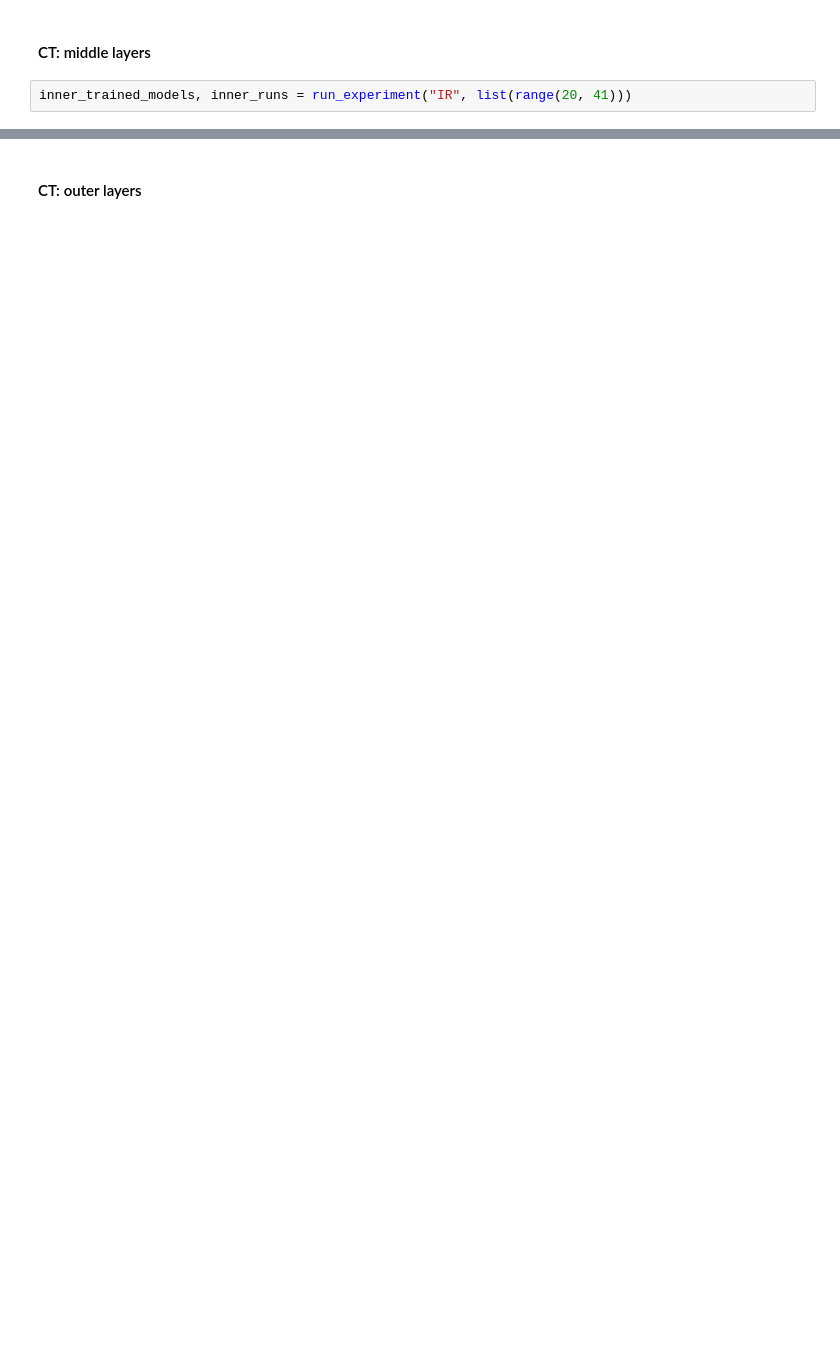
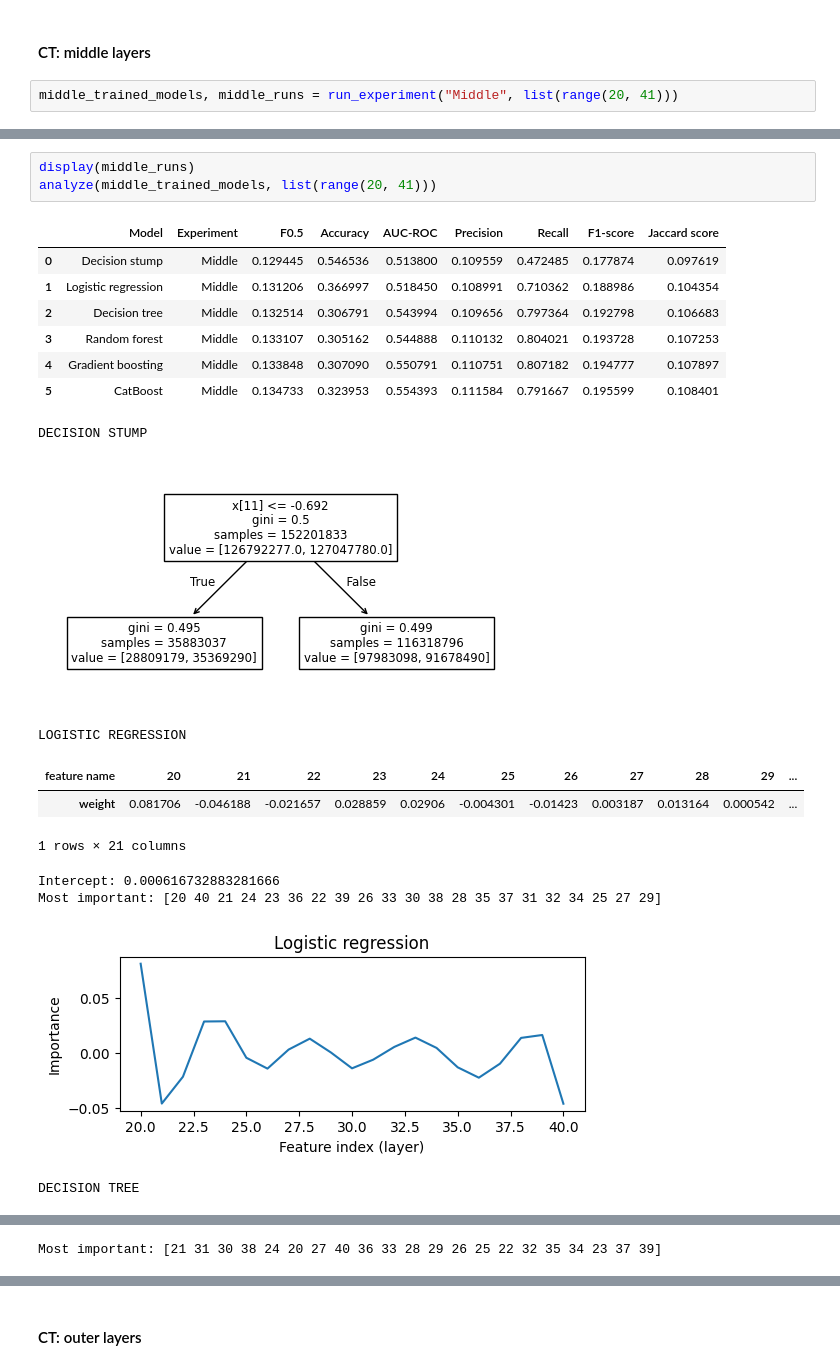
Before and after one commit to TTPO100AJIEX/MLDM-Project, a Jupyter notebook: 02_BaselinePerPixel.ipynb, the cells around one changed output, grey strips where cells are left out. Cells and saved outputs as stored; diff of their text form; blank space fills up the shorter version.

```diff
--- a/02_BaselinePerPixel.ipynb
+++ b/02_BaselinePerPixel.ipynb
@@ -292,4 +415,4 @@ inner_trained_models, inner_runs = run_experiment("IR", list(range(0, 16)))
 # %% [markdown]
 #### CT: middle layers
 # %%
-inner_trained_models, inner_runs = run_experiment("IR", list(range(20, 41)))
+middle_trained_models, middle_runs = run_experiment("Middle", list(range(20, 41)))
@@ -295,0 +426,21 @@ inner_trained_models, inner_runs = run_experiment("IR", list(range(20, 41)))
+# %%
+display(middle_runs)
+analyze(middle_trained_models, list(range(20, 41)))
+# %% [output]
+|  | Model | Experiment | F0.5 | Accuracy | AUC-ROC | Precision | Recall | F1-score | Jaccard score |
+| 0 | Decision stump | Middle | 0.129445 | 0.546536 | 0.513800 | 0.109559 | 0.472485 | 0.177874 | 0.097619 |
+| 1 | Logistic regression | Middle | 0.131206 | 0.366997 | 0.518450 | 0.108991 | 0.710362 | 0.188986 | 0.104354 |
+| 2 | Decision tree | Middle | 0.132514 | 0.306791 | 0.543994 | 0.109656 | 0.797364 | 0.192798 | 0.106683 |
+| 3 | Random forest | Middle | 0.133107 | 0.305162 | 0.544888 | 0.110132 | 0.804021 | 0.193728 | 0.107253 |
+| 4 | Gradient boosting | Middle | 0.133848 | 0.307090 | 0.550791 | 0.110751 | 0.807182 | 0.194777 | 0.107897 |
+| 5 | CatBoost | Middle | 0.134733 | 0.323953 | 0.554393 | 0.111584 | 0.791667 | 0.195599 | 0.108401 |
+DECISION STUMP
+[figure, added]
+LOGISTIC REGRESSION
+| feature name | 20 | 21 | 22 | 23 | 24 | 25 | 26 | 27 | 28 | 29 | ... |
+| weight | 0.081706 | -0.046188 | -0.021657 | 0.028859 | 0.02906 | -0.004301 | -0.01423 | 0.003187 | 0.013164 | 0.000542 | ... |
+1 rows × 21 columns
+Intercept: 0.000616732883281666
+Most important: [20 40 21 24 23 36 22 39 26 33 30 38 28 35 37 31 32 34 25 27 29]
+[figure, added]
+DECISION TREE
@@ -295,0 +448 @@ inner_trained_models, inner_runs = run_experiment("IR", list(range(20, 41)))
+Most important: [21 31 30 38 24 20 27 40 36 33 28 29 26 25 22 32 35 34 23 37 39]
```
Also changed, not shown: parts of 23 cells of this notebook.
